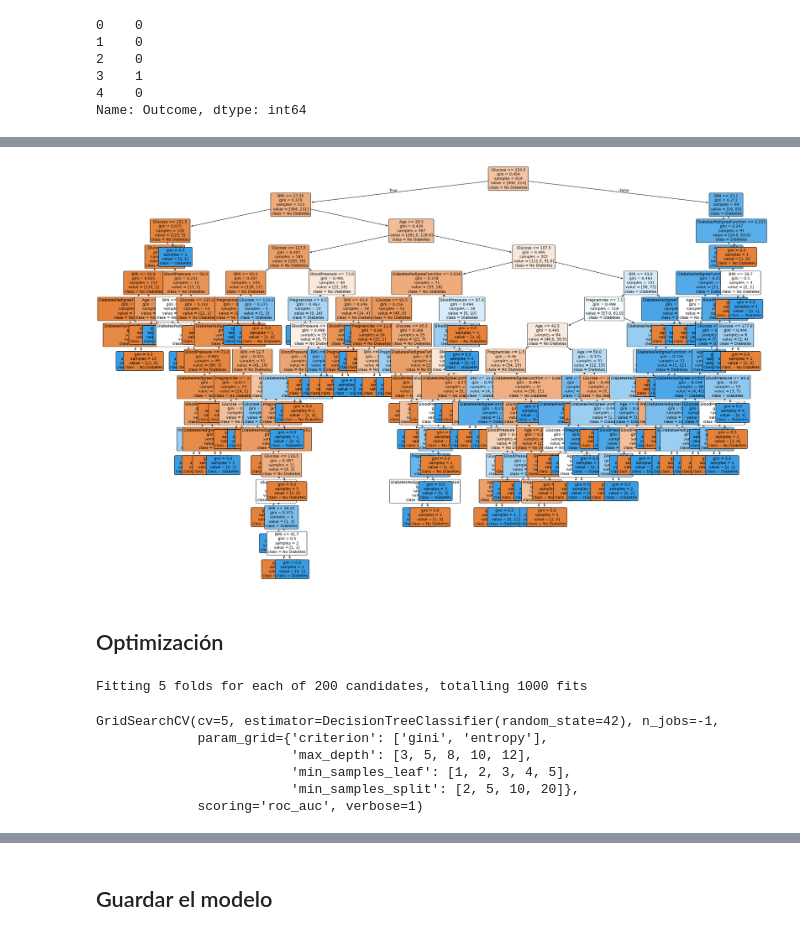
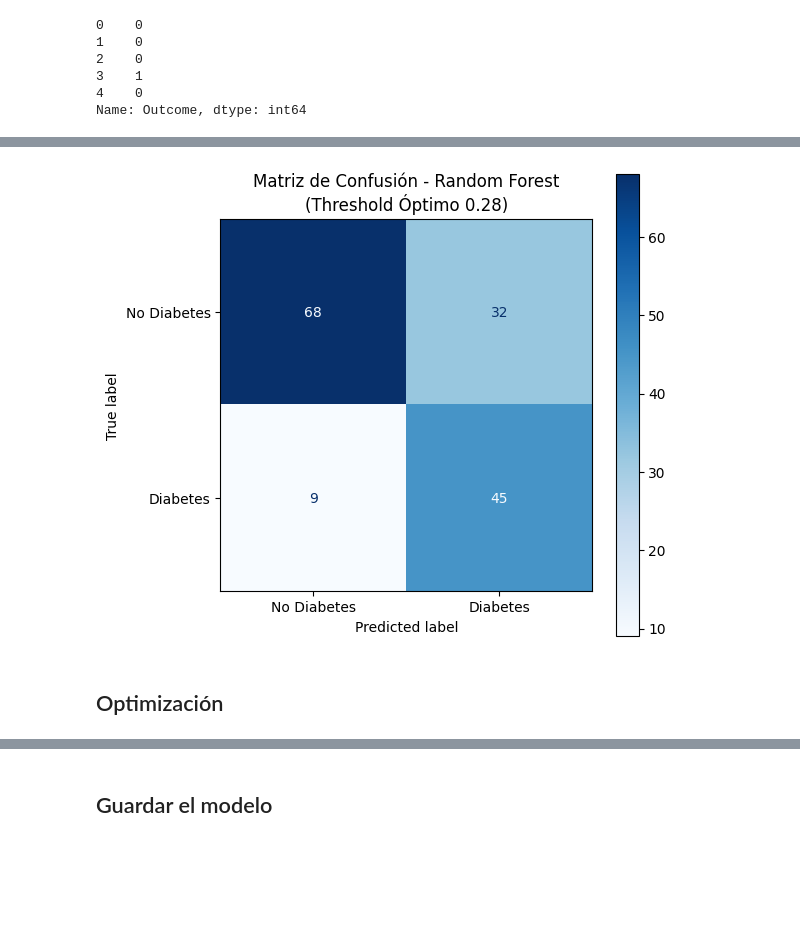
Before and after one commit to 4GeeksAcademy/efrainnalmeida-boosting-algorithms, a Jupyter notebook: src/explore.ipynb, the cells around one changed output, grey strips where cells are left out. Drawn from its saved outputs; the diff is of its cells as text; code cells hidden in the pictures; blank space fills up the shorter version.

```diff
--- a/src/explore.ipynb
+++ b/src/explore.ipynb
@@ -309,0 +145,18 @@ print("------------------------------")
+# %%
+# Aplicar el threshold óptimo encontrado
+y_pred_rf_opt = (y_pred_proba_rf >= best_thresh_rf).astype(int)
+
+# Calcular las métricas usando el nuevo threshold
+accuracy_rf_opt = accuracy_score(y_test, y_pred_rf_opt)
+recall_rf_opt = recall_score(y_test, y_pred_rf_opt)
+f1_rf_opt = f1_score(y_test, y_pred_rf_opt)
+auc_rf_opt = roc_auc_score(y_test, y_pred_proba_rf)  # El AUC no depende del threshold
+
+# Mostrar resultados de manera clara
+print("📊 Resultados del Random Forest usando el Threshold Óptimo (0.28)")
+print("-------------------------------------------")
+print(f"🔵 Accuracy: {round(accuracy_rf_opt, 4)}")
+print(f"🟠 Recall:   {round(recall_rf_opt, 4)}")
+print(f"🟣 F1 Score: {round(f1_rf_opt, 4)}")
+print(f"🟢 AUC:      {round(auc_rf_opt, 4)}")
+print("-------------------------------------------")
@@ -326,50 +187,15 @@ plt.show()
-# %%
-# Definir tamaño de la figura
-plt.figure(figsize=(30,20))
-
-# Dibujar el árbol de decisión
-plot_tree(tree_model,
-          feature_names=X_train.columns,
-          class_names=["No Diabetes", "Diabetes"],
-          filled=True,
-          rounded=True,
-          fontsize=10)
-
-# Mostrar el gráfico
-plt.show()
-# %% [output]
-[figure, removed]
+# %%
+# Calcular la matriz de confusión
+cm = confusion_matrix(y_test, y_pred_rf_opt)
+cmd = ConfusionMatrixDisplay(confusion_matrix=cm, display_labels=["No Diabetes", "Diabetes"])
+
+# Mostrar la matriz de confusión
+fig, ax = plt.subplots(figsize=(6,6))
+cmd.plot(ax=ax, cmap='Blues', values_format='d')
+plt.title('Matriz de Confusión - Random Forest\n(Threshold Óptimo 0.28)')
+plt.grid(False)
+plt.show()
+# %% [output]
+[figure, added]
 # %% [markdown]
 ## Optimización
-# %%
-# Definir modelo base
-tree_base = DecisionTreeClassifier(random_state=42)
-
-# Definir un grid de hiperparámetros un poco más amplio y balanceado
-param_grid = {
-    'max_depth': [3, 5, 8, 10, 12],
-    'min_samples_split': [2, 5, 10, 20],
-    'min_samples_leaf': [1, 2, 3, 4, 5],
-    'criterion': ['gini', 'entropy']
-}
-
-# Definir GridSearchCV usando AUC como métrica de evaluación
-grid_search = GridSearchCV(
-    estimator=tree_base,
-    param_grid=param_grid,
-    scoring='roc_auc',
-    cv=5,
-    n_jobs=-1,  # utilizar todos los núcleos disponibles
-    verbose=1
-)
-
-# Ajustar el GridSearch al conjunto de entrenamiento
-grid_search.fit(X_train, y_train)
-# %% [output]
-Fitting 5 folds for each of 200 candidates, totalling 1000 fits
-GridSearchCV(cv=5, estimator=DecisionTreeClassifier(random_state=42), n_jobs=-1,
-             param_grid={'criterion': ['gini', 'entropy'],
-                         'max_depth': [3, 5, 8, 10, 12],
-                         'min_samples_leaf': [1, 2, 3, 4, 5],
-                         'min_samples_split': [2, 5, 10, 20]},
-             scoring='roc_auc', verbose=1)
```
Also changed, not shown: parts of 48 cells of this notebook, 2 other files.
